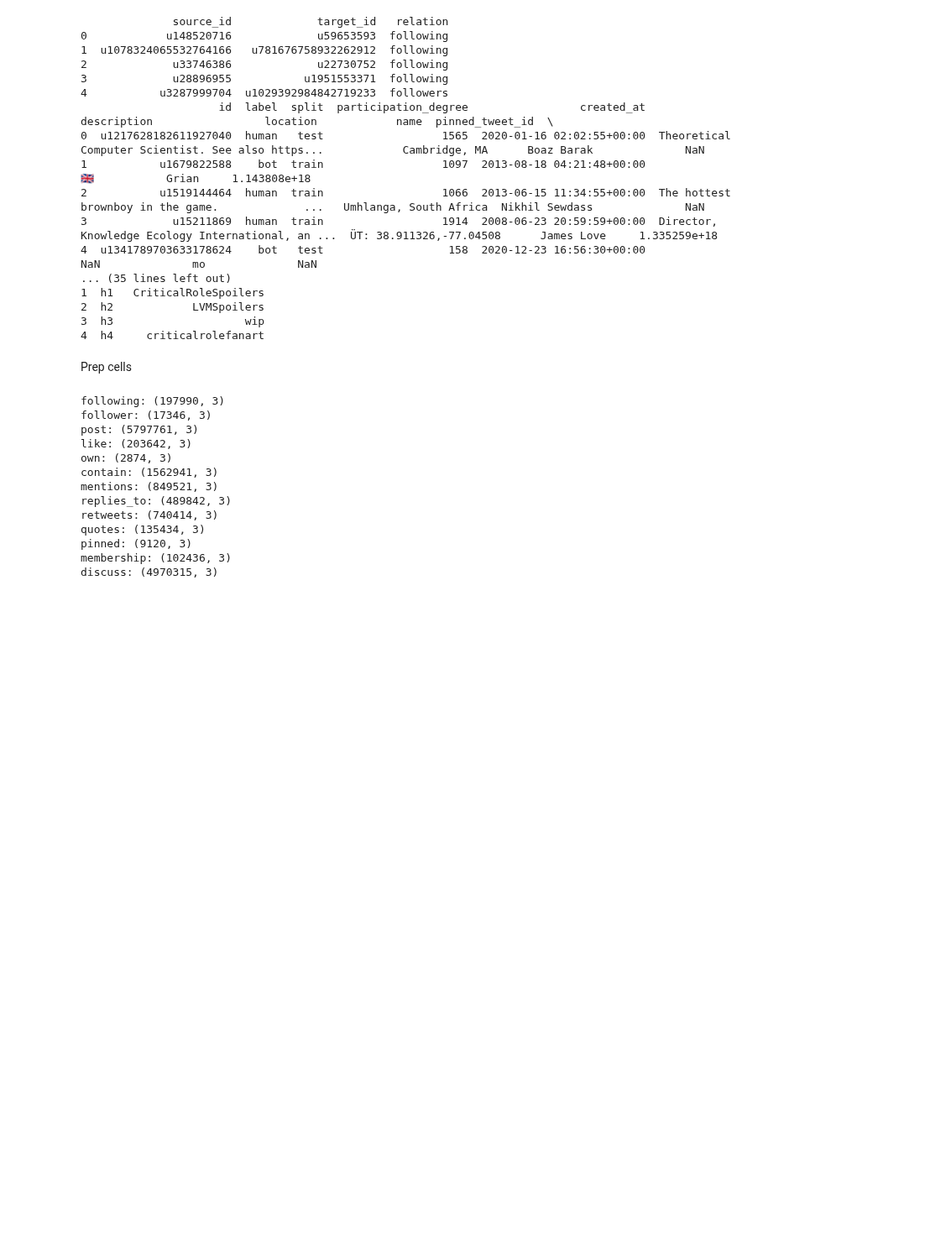
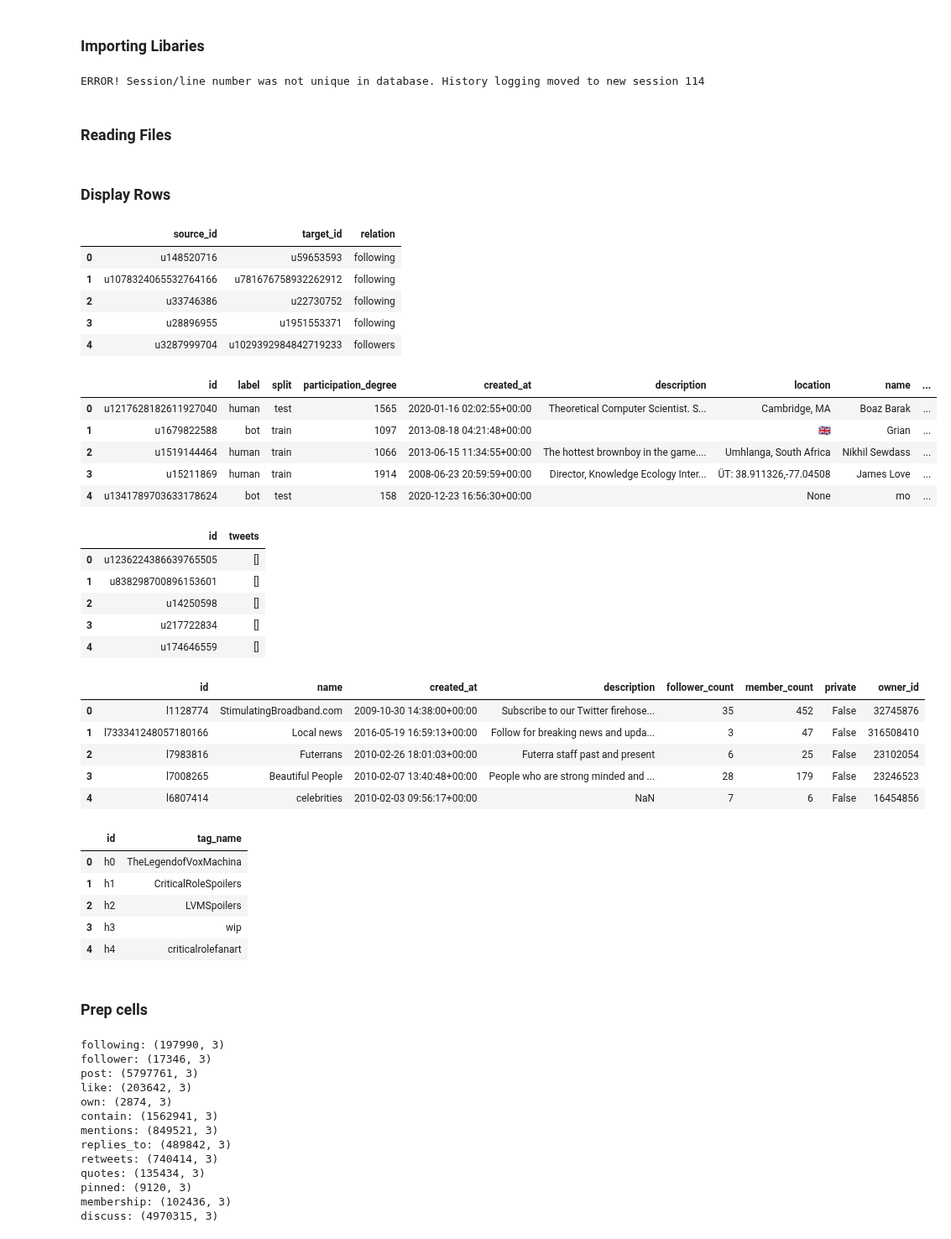
Before and after one commit to iiank/Twitter-Bot-Fraud-Detection, a Jupyter notebook: graph.ipynb, the cells around one changed output. Shown at 84% size. Saved outputs shown, nothing was run; the diff lists cells and outputs as text; code cells hidden in the pictures; blank space fills up the shorter version.

```diff
--- a/graph.ipynb
+++ b/graph.ipynb
@@ -3,14 +5,10 @@
+# %% [markdown]
+### Importing Libaries
 # %%
 import pandas as pd
 import numpy as np
 import matplotlib.pyplot as plt
-
-pd.set_option("display.max_columns", 200)
-pd.set_option("display.max_rows", 100)
-pd.set_option("display.width", 200)
-
-df_edges = pd.read_parquet("datasets/df_edges_final.parquet")
-df_user_tweets = pd.read_parquet("datasets/df_user_tweets_final.parquet")
-df_user = pd.read_parquet("datasets/df_users_final.parquet")
-df_list = pd.read_csv("datasets/list.csv")
-df_hashtag = pd.read_json("datasets/hashtag.json")
+# %% [output]
+ERROR! Session/line number was not unique in database. History logging moved to new session 114
+# %% [markdown]
+### Reading Files
@@ -17,29 +25,44 @@ df_hashtag = pd.read_json("datasets/hashtag.json")
+# %% [markdown]
+### Display Rows
 # %%
-print(df_edges.head())
-print(df_user.head())
-print(df_user_tweets.head())
-print(df_list.head())
-print(df_hashtag.head())
+display(df_edges.head())
+display(df_user.head())
+display(df_user_tweets.head())
+display(df_list.head())
+display(df_hashtag.head())
 # %% [output]
-              source_id             target_id   relation
-0            u148520716             u59653593  following
-1  u1078324065532764166   u781676758932262912  following
-2             u33746386             u22730752  following
-3             u28896955           u1951553371  following
-4           u3287999704  u1029392984842719233  followers
-                     id  label  split  participation_degree                 created_at                                        description                 location            name  pinned_tweet_id  \
-0  u1217628182611927040  human   test                  1565  2020-01-16 02:02:55+00:00  Theoretical Computer Scientist. See also https...            Cambridge, MA      Boaz Barak              NaN
-1           u1679822588    bot  train                  1097  2013-08-18 04:21:48+00:00                                                                          🇬🇧           Grian     1.143808e+18
-2           u1519144464  human  train                  1066  2013-06-15 11:34:55+00:00  The hottest brownboy in the game.             ...   Umhlanga, South Africa  Nikhil Sewdass              NaN
-3             u15211869  human  train                  1914  2008-06-23 20:59:59+00:00  Director, Knowledge Ecology International, an ...  ÜT: 38.911326,-77.04508      James Love     1.335259e+18
-4  u1341789703633178624    bot   test                   158  2020-12-23 16:56:30+00:00                                                                         NaN              mo              NaN
-... (35 lines left out)
-1  h1   CriticalRoleSpoilers
-2  h2            LVMSpoilers
-3  h3                    wip
-4  h4     criticalrolefanart
+|  | source_id | target_id | relation |
+| 0 | u148520716 | u59653593 | following |
+| 1 | u1078324065532764166 | u781676758932262912 | following |
+| 2 | u33746386 | u22730752 | following |
+| 3 | u28896955 | u1951553371 | following |
+| 4 | u3287999704 | u1029392984842719233 | followers |
+|  | id | label | split | participation_degree | created_at | description | location | name | ... |
+| 0 | u1217628182611927040 | human | test | 1565 | 2020-01-16 02:02:55+00:00 | Theoretical Computer Scientist. S... | Cambridge, MA | Boaz Barak | ... |
+| 1 | u1679822588 | bot | train | 1097 | 2013-08-18 04:21:48+00:00 |  | 🇬🇧 | Grian | ... |
+| 2 | u1519144464 | human | train | 1066 | 2013-06-15 11:34:55+00:00 | The hottest brownboy in the game.... | Umhlanga, South Africa | Nikhil Sewdass | ... |
+| 3 | u15211869 | human | train | 1914 | 2008-06-23 20:59:59+00:00 | Director, Knowledge Ecology Inter... | ÜT: 38.911326,-77.04508 | James Love | ... |
+| 4 | u1341789703633178624 | bot | test | 158 | 2020-12-23 16:56:30+00:00 |  | None | mo | ... |
+|  | id | tweets |
+| 0 | u1236224386639765505 | [] |
+| 1 | u838298700896153601 | [] |
+| 2 | u14250598 | [] |
+| 3 | u217722834 | [] |
+| 4 | u174646559 | [] |
+|  | id | name | created_at | description | follower_count | member_count | private | owner_id |
+| 0 | l1128774 | StimulatingBroadband.com | 2009-10-30 14:38:00+00:00 | Subscribe to our Twitter firehose... | 35 | 452 | False | 32745876 |
+| 1 | l733341248057180166 | Local news | 2016-05-19 16:59:13+00:00 | Follow for breaking news and upda... | 3 | 47 | False | 316508410 |
+| 2 | l7983816 | Futerrans | 2010-02-26 18:01:03+00:00 | Futerra staff past and present | 6 | 25 | False | 23102054 |
+| 3 | l7008265 | Beautiful People | 2010-02-07 13:40:48+00:00 | People who are strong minded and ... | 28 | 179 | False | 23246523 |
+| 4 | l6807414 | celebrities | 2010-02-03 09:56:17+00:00 | NaN | 7 | 6 | False | 16454856 |
+|  | id | tag_name |
+| 0 | h0 | TheLegendofVoxMachina |
+| 1 | h1 | CriticalRoleSpoilers |
+| 2 | h2 | LVMSpoilers |
+| 3 | h3 | wip |
+| 4 | h4 | criticalrolefanart |
 # %% [markdown]
-Prep cells
+### Prep cells
 # %%
 def safe_list(x):
     return x if isinstance(x, list) else []
```
Also changed, not shown: parts of 39 cells of this notebook.
